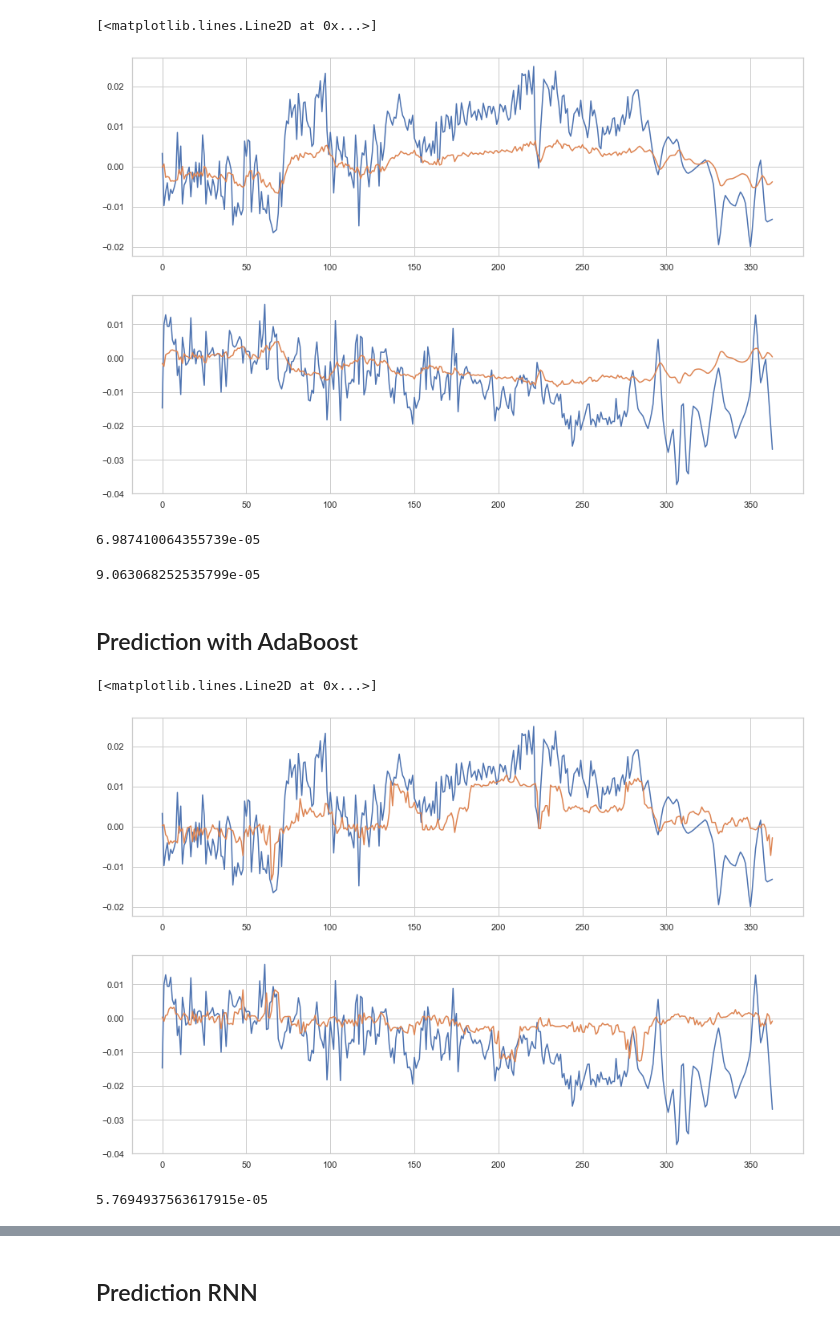
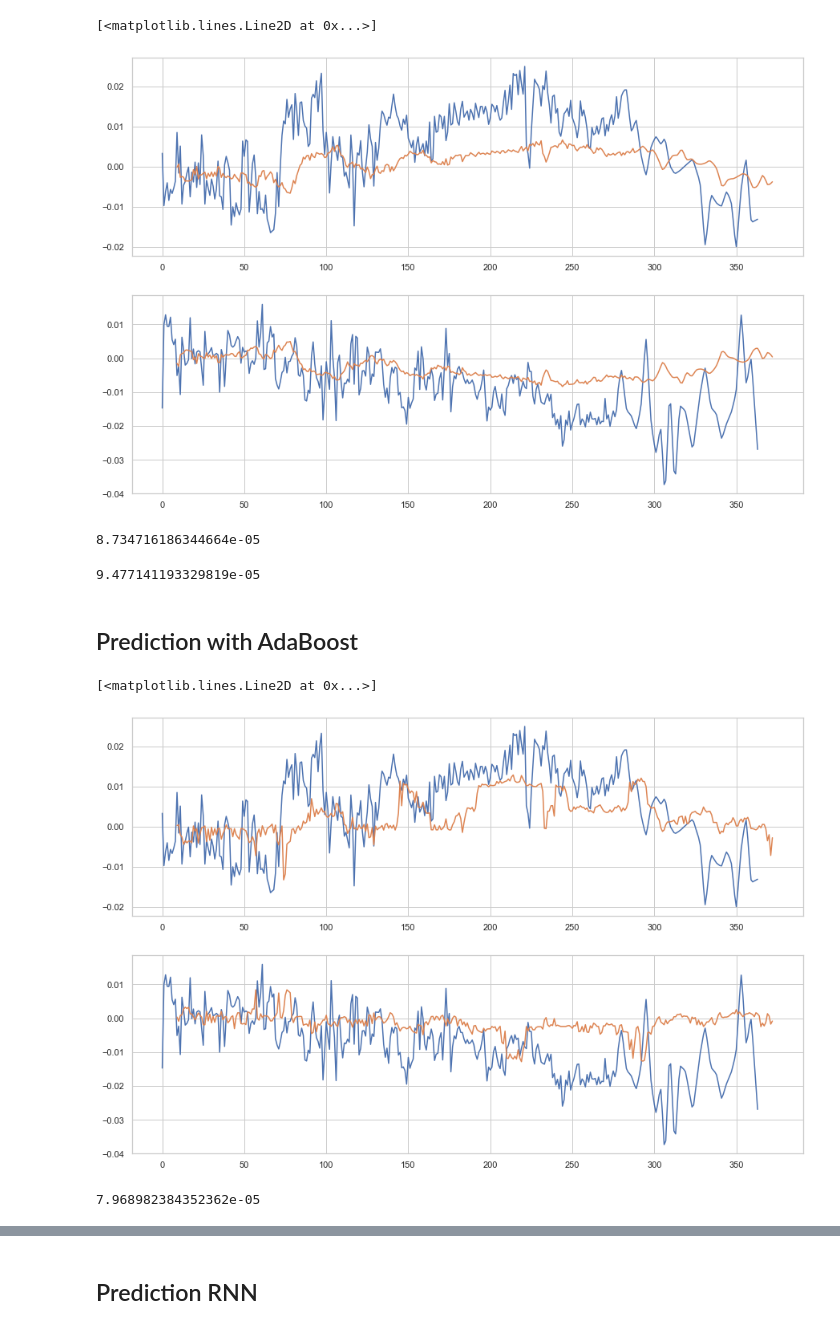
Before and after one commit to bgaudron/learning-whales, a Jupyter notebook: prediction.ipynb, the cells around one changed output, grey strips where cells are left out. Cells and saved outputs as stored; diff of their text form; code cells hidden in the pictures.

```diff
--- a/prediction.ipynb
+++ b/prediction.ipynb
@@ -47,5 +70,9 @@ for whale in whales:
 # %%
 def to_Xy(data, prepoints = 1):
+    '''
+    Transformation d'une série temporelle data en dataset supervisé
+    avec prepoints le nombre de points précédents pour prédire le suivant
+    '''
     data = data.copy()
     for i in range(1,prepoints + 1):
         data[f'pre-location-lat{i}'] = data['location-lat'].shift(i)
@@ -55,9 +82,10 @@ def to_Xy(data, prepoints = 1):
     y = data[['location-lat','location-long']]
     return X,y
 # %%
-prepoints = 10
+data = datas[4]
+prepoints = 10 #
 i_split = int(len(data)*0.8)
-X, y = to_Xy(datas[4], prepoints = prepoints)
+X, y = to_Xy(data, prepoints = prepoints)
 X_train = X[:i_split]
 X_test = X[i_split:]
 y_train = y[:i_split]
@@ -108,25 +144,25 @@ ylat_pred, ylong_pred = predict(reg_lat, reg_long, X_test, horizon=10)
 # %%
 a=0
 b=len(y_test)
-points = list(range(len(y_test[a:b])))
+points = np.array(range(len(y_test[a:b])))
 plt.figure(figsize=(15,10))
 plt.subplot(2,1,1)
 plt.plot(points,ylat_test[a:b])
-plt.plot(points,ylat_pred[a:b])
+plt.plot(points + horizon -1,ylat_pred[a:b])
 plt.subplot(2,1,2)
 plt.plot(points,ylong_test[a:b])
-plt.plot(points,ylong_pred[a:b])
+plt.plot(points + horizon -1,ylong_pred[a:b])
 # %% [output]
 [<matplotlib.lines.Line2D at 0x...>]
-[figure, old version]
+[figure, new version]
 # %%
-mean_squared_error(ylat_pred,ylat_test)
+mean_squared_error(ylat_pred[:-horizon+1],ylat_test[horizon-1:])
 # %% [output]
-6.987410064355739e-05
+8.734716186344664e-05
 # %%
-mean_squared_error(ylong_pred,ylong_test)
+mean_squared_error(ylong_pred[:-horizon+1],ylong_test[horizon-1:])
 # %% [output]
-9.063068252535799e-05
+9.477141193329819e-05
 # %% [markdown]
 ## Prediction with AdaBoost
 # %%
@@ -138,23 +174,24 @@ base = DecisionTreeRegressor(max_depth=10)
 adareg_lat = AdaBoostRegressor(base,n_estimators=100,random_state = rng).fit(X_train,ylat_train)
 adareg_long = AdaBoostRegressor(base,n_estimators=100,random_state = rng).fit(X_train,ylong_train)
 # %%
-ylat_pred, ylong_pred = predict(adareg_lat, adareg_long, X_test, horizon=10)
+horizon = 10
+ylat_pred, ylong_pred = predict(adareg_lat, adareg_long, X_test, horizon=horizon)
 # %%
 a=0
 b=len(y_test)
-points = list(range(len(y_test[a:b])))
+points = np.array(range(len(y_test[a:b])))
 plt.figure(figsize=(15,10))
 plt.subplot(2,1,1)
 plt.plot(points,ylat_test[a:b])
-plt.plot(points,ylat_pred[a:b])
+plt.plot(points + horizon -1,ylat_pred[a:b])
 plt.subplot(2,1,2)
 plt.plot(points,ylong_test[a:b])
-plt.plot(points,ylong_pred[a:b])
+plt.plot(points + horizon -1,ylong_pred[a:b])
 # %% [output]
 [<matplotlib.lines.Line2D at 0x...>]
-[figure, old version]
+[figure, new version]
 # %%
-mean_squared_error(ylat_pred,ylat_test)
+mean_squared_error(ylat_pred[:-horizon+1],ylat_test[horizon-1:])
 # %% [output]
-5.7694937563617915e-05
+7.968982384352362e-05
 # %%
```
Also changed, not shown: parts of 27 cells of this notebook, 2 other files.
